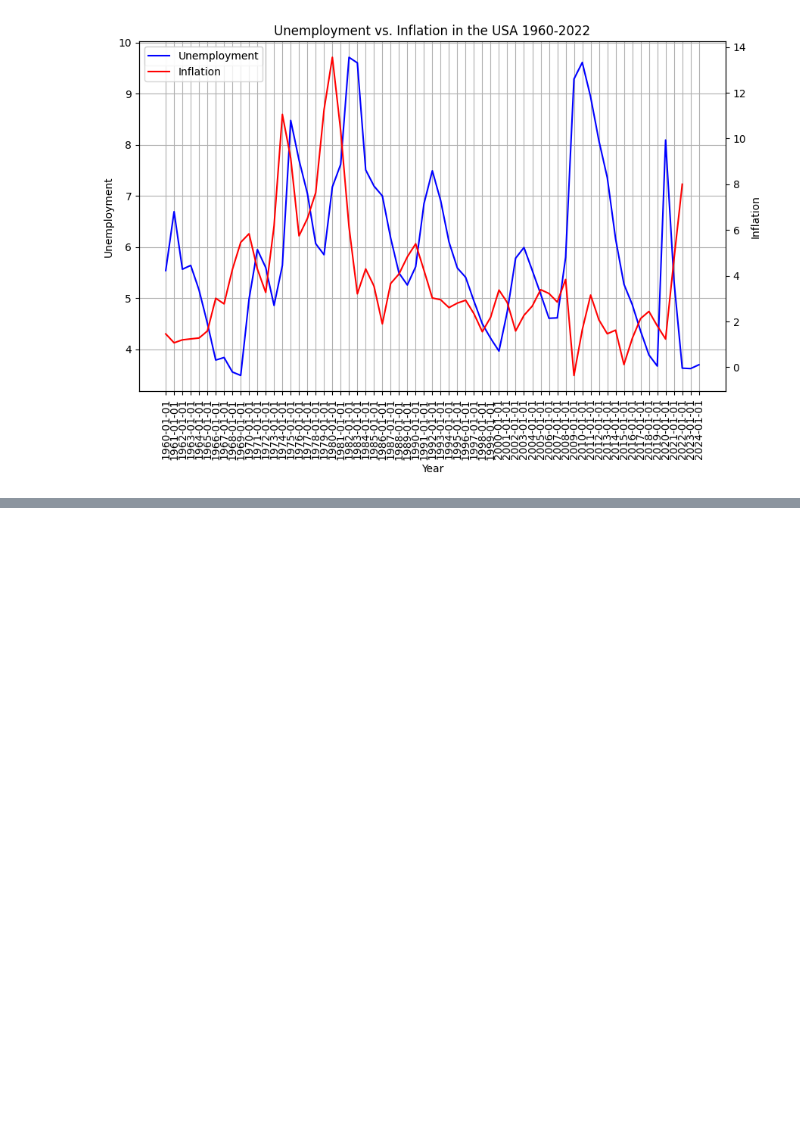
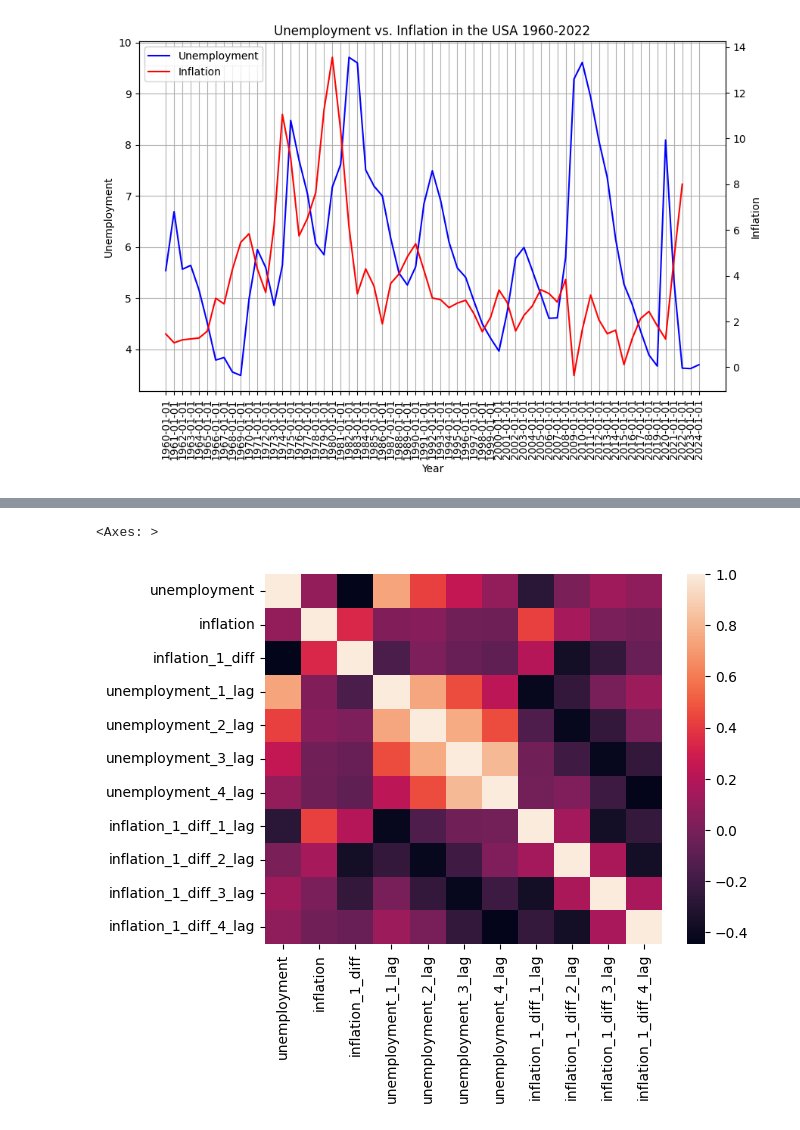
Before and after one commit to subthalamic/subthalamic, a Jupyter notebook: luca-intro/Phillips curve.ipynb, the cells around one changed output, grey strips where cells are left out. Cells and saved outputs as stored; diff of their text form; code cells hidden in the pictures; blank space fills up the shorter version.

```diff
--- a/luca-intro/Phillips curve.ipynb
+++ b/luca-intro/Phillips curve.ipynb
@@ -149,0 +206,3 @@ axb.legend(lines + lines2, labels + labels2, loc='upper left')
+# %%
+phillips = unemployment_yearly.merge(inflation, how='left', left_on=['year'], right_on=['year'])
+phillips.head(10)
@@ -149,0 +221,5 @@ axb.legend(lines + lines2, labels + labels2, loc='upper left')
+# %%
+# phillips.tail(5)
+# the data seems to have some NaNs at the end, so we'll trim it now
+phillips = phillips.loc[:62, :]
+phillips.tail(4)
@@ -149,0 +232,16 @@ axb.legend(lines + lines2, labels + labels2, loc='upper left')
+# %%
+# let's also add lags 1, 2, 3, 4, and 5 to both unemployment and inflation 1_diff
+
+phillips['unemployment'] = phillips['unemployment'].astype(float)
+
+phillips['unemployment_1_lag'] = phillips['unemployment'].shift(1)
+phillips['unemployment_2_lag'] = phillips['unemployment'].shift(2)
+phillips['unemployment_3_lag'] = phillips['unemployment'].shift(3)
+phillips['unemployment_4_lag'] = phillips['unemployment'].shift(4)
+
+phillips['inflation_1_diff_1_lag'] = phillips['inflation_1_diff'].shift(1)
+phillips['inflation_1_diff_2_lag'] = phillips['inflation_1_diff'].shift(2)
+phillips['inflation_1_diff_3_lag'] = phillips['inflation_1_diff'].shift(3)
+phillips['inflation_1_diff_4_lag'] = phillips['inflation_1_diff'].shift(4)
+
+phillips.head(10)
@@ -149,0 +260,11 @@ axb.legend(lines + lines2, labels + labels2, loc='upper left')
+# %%
+import seaborn as sns
+
+# calculate the correlation matrix on the numeric columns
+corr = phillips.loc[~pd.isnull(phillips['unemployment_4_lag']), :].select_dtypes('number').corr()
+
+# plot the heatmap
+sns.heatmap(corr)
+# %% [output]
+<Axes: >
+[figure, added]
```
Also changed, not shown: parts of 32 cells of this notebook.
